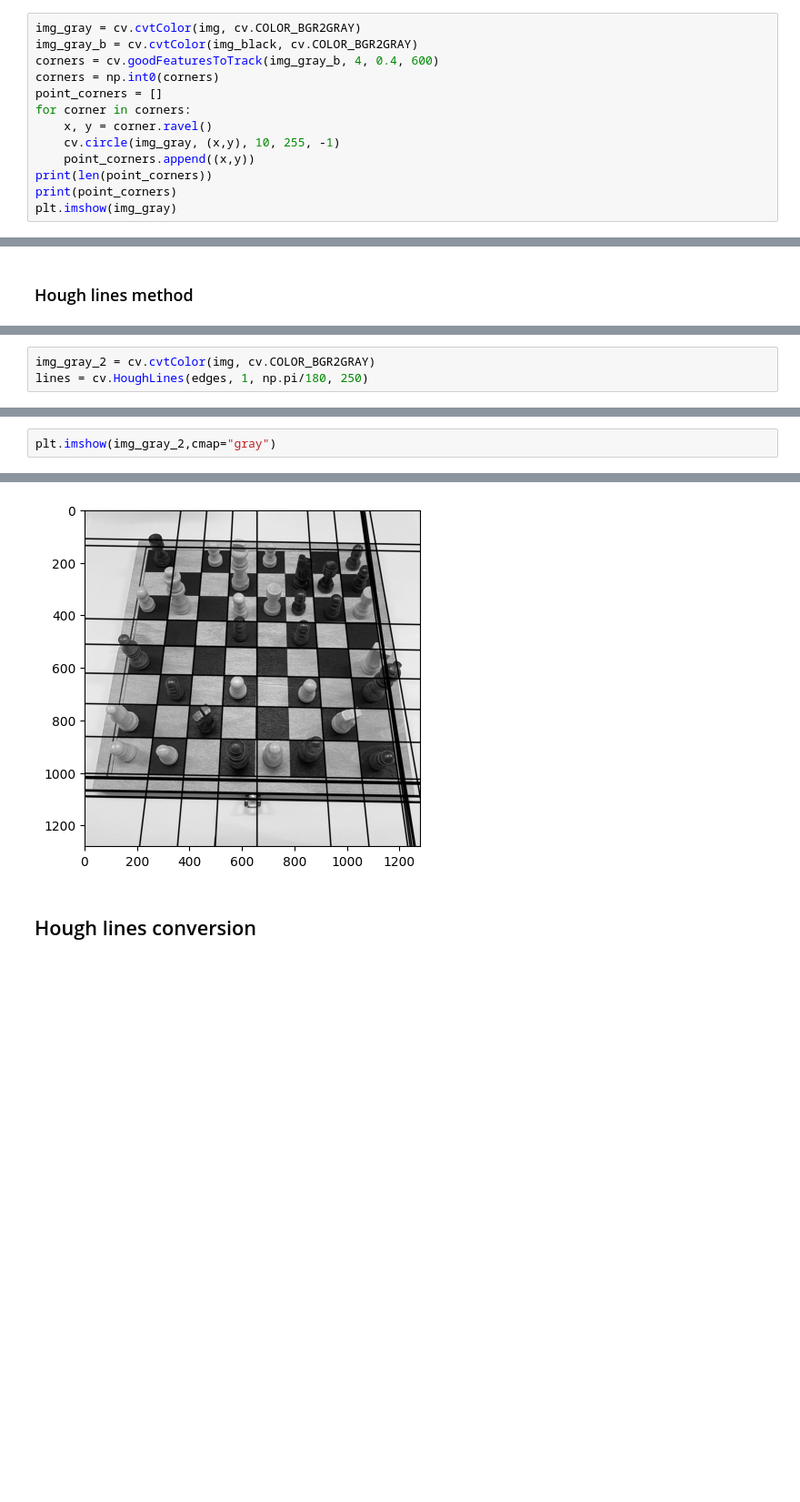
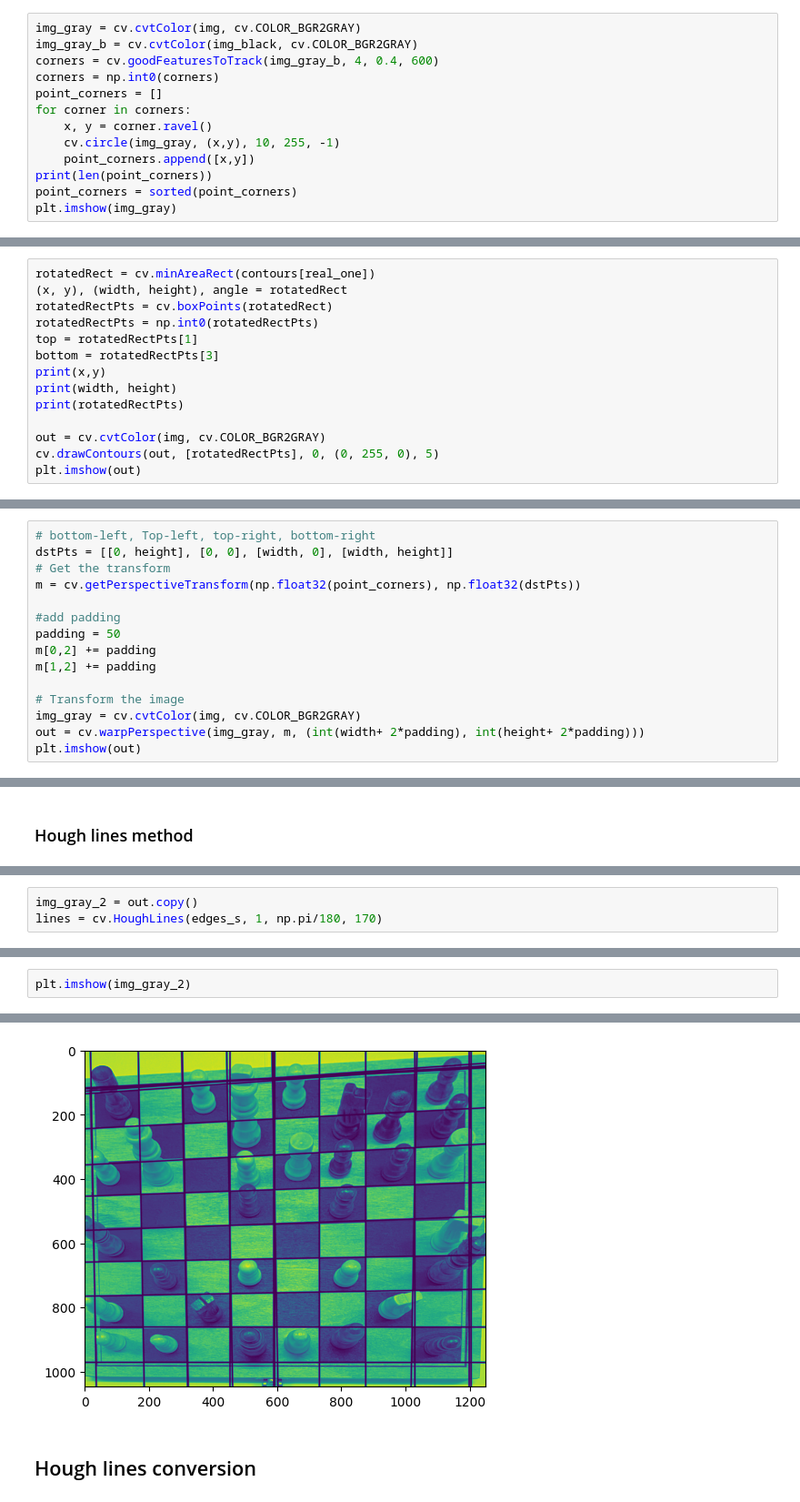
Before and after one commit to zuzannaszu/chess_hacker, a Jupyter notebook: Image_recognition.ipynb, the cells around one changed output, grey strips where cells are left out. Shown at 91% size. Cells and saved outputs as stored; diff of their text form; blank space fills up the shorter version.

Commit message:
tried stuffs and board straighten ready for Hough lines

```diff
--- a/Image_recognition.ipynb
+++ b/Image_recognition.ipynb
@@ -77,9 +79,9 @@ point_corners = []
 for corner in corners:
     x, y = corner.ravel()
     cv.circle(img_gray, (x,y), 10, 255, -1)
-    point_corners.append((x,y))
+    point_corners.append([x,y])
 print(len(point_corners))
-print(point_corners)
+point_corners = sorted(point_corners)
 plt.imshow(img_gray)
 # %% [output]
 4
@@ -154,0 +177,14 @@ plt.imshow(img_gray)
+# %%
+rotatedRect = cv.minAreaRect(contours[real_one])
+(x, y), (width, height), angle = rotatedRect
+rotatedRectPts = cv.boxPoints(rotatedRect)
+rotatedRectPts = np.int0(rotatedRectPts)
+top = rotatedRectPts[1]
+bottom = rotatedRectPts[3]
+print(x,y)
+print(width, height)
+print(rotatedRectPts)
+
+out = cv.cvtColor(img, cv.COLOR_BGR2GRAY)
+cv.drawContours(out, [rotatedRectPts], 0, (0, 255, 0), 5)
+plt.imshow(out)
@@ -154,0 +200,15 @@ plt.imshow(img_gray)
+# %%
+# bottom-left, Top-left, top-right, bottom-right
+dstPts = [[0, height], [0, 0], [width, 0], [width, height]]
+# Get the transform
+m = cv.getPerspectiveTransform(np.float32(point_corners), np.float32(dstPts))
+
+#add padding
+padding = 50
+m[0,2] += padding
+m[1,2] += padding
+
+# Transform the image
+img_gray = cv.cvtColor(img, cv.COLOR_BGR2GRAY)
+out = cv.warpPerspective(img_gray, m, (int(width+ 2*padding), int(height+ 2*padding)))
+plt.imshow(out)
@@ -157,6 +228,6 @@ plt.imshow(img_gray)
 # %%
-img_gray_2 = cv.cvtColor(img, cv.COLOR_BGR2GRAY)
-lines = cv.HoughLines(edges, 1, np.pi/180, 250)
+img_gray_2 = out.copy()
+lines = cv.HoughLines(edges_s, 1, np.pi/180, 170)
 # %%
 cart_equ = []
 if lines is not None:
@@ -176,8 +251,8 @@ if lines is not None:
 # %%
-plt.imshow(img_gray_2,cmap="gray")
+plt.imshow(img_gray_2)
 # %% [output]
 <matplotlib.image.AxesImage at 0x...>
-[figure, old version]
+[figure, new version]
 # %% [markdown]
 ## Hough lines conversion
 # %%
```
Also changed, not shown: parts of 21 cells of this notebook.
